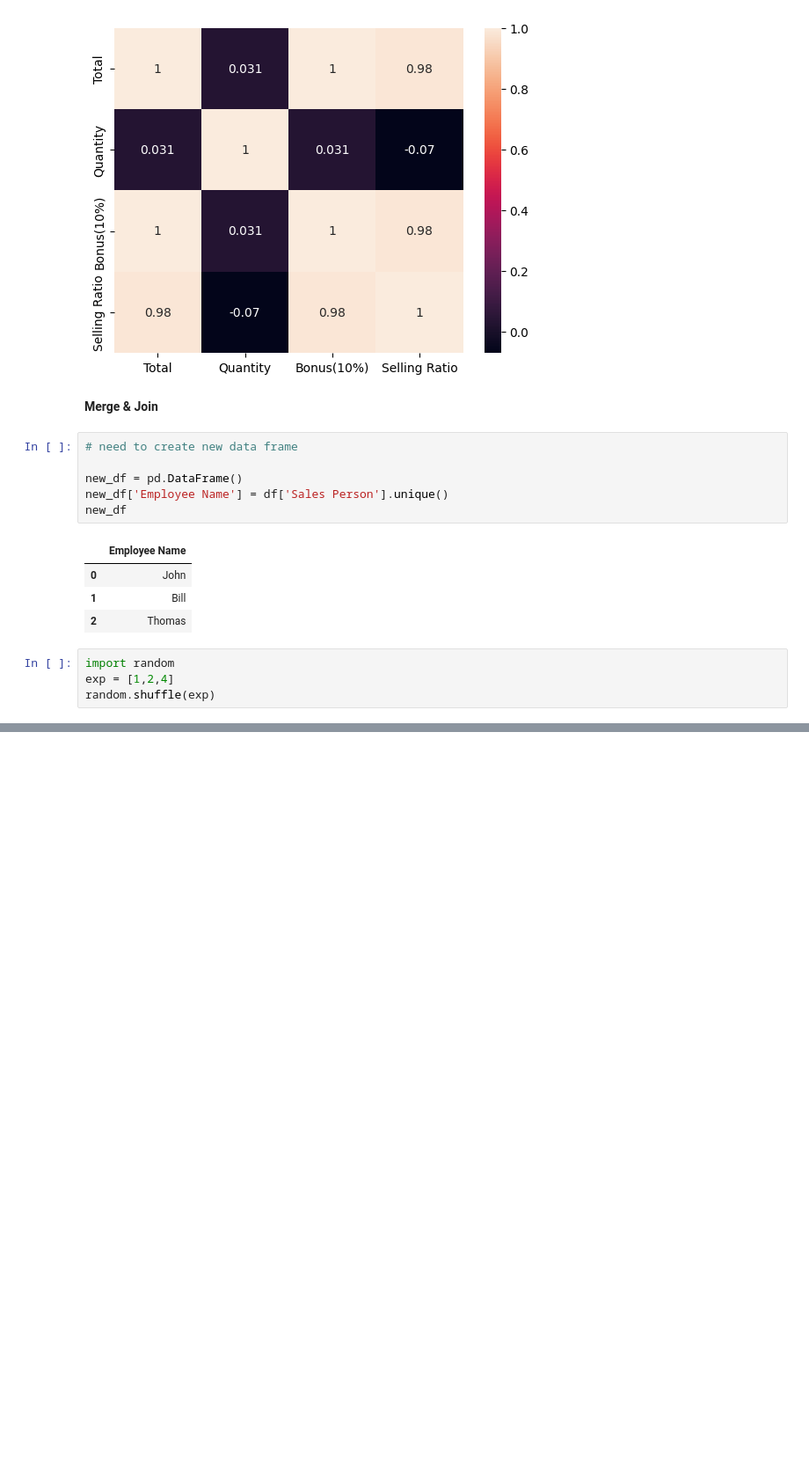
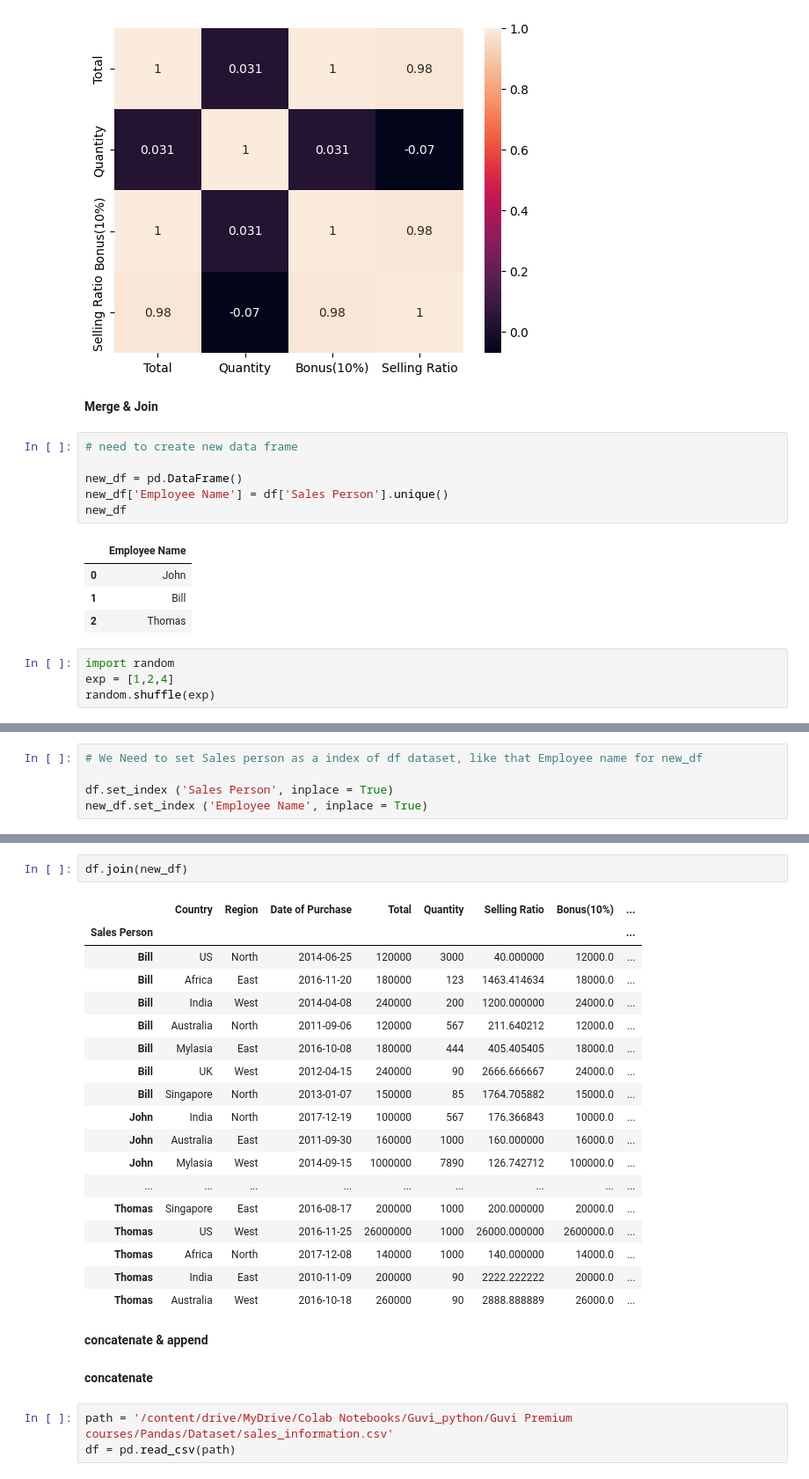
Before and after one commit to Gokulvasan-V/pandas, a Jupyter notebook: Guvi_pandas_3.ipynb, the cells around one changed output, grey strips where cells are left out. Shown: that part at 88% size. Drawn from its saved outputs; the diff is of its cells as text; blank space fills up the shorter version.

```diff
--- a/Guvi_pandas_3.ipynb
+++ b/Guvi_pandas_3.ipynb
@@ -163,0 +170,5 @@ df.merge(new_df, left_on = 'Sales Person', right_on = 'Employee Name')
+# %%
+# We Need to set Sales person as a index of df dataset, like that Employee name for new_df
+
+df.set_index ('Sales Person', inplace = True)
+new_df.set_index ('Employee Name', inplace = True)
@@ -163,0 +211,28 @@ df.merge(new_df, left_on = 'Sales Person', right_on = 'Employee Name')
+# %%
+df.join(new_df)
+# %% [output]
+|  | Country | Region | Date of Purchase | Total | Quantity | Selling Ratio | Bonus(10%) | ... |
+| Sales Person |  |  |  |  |  |  |  | ... |
+| Bill | US | North | 2014-06-25 | 120000 | 3000 | 40.000000 | 12000.0 | ... |
+| Bill | Africa | East | 2016-11-20 | 180000 | 123 | 1463.414634 | 18000.0 | ... |
+| Bill | India | West | 2014-04-08 | 240000 | 200 | 1200.000000 | 24000.0 | ... |
+| Bill | Australia | North | 2011-09-06 | 120000 | 567 | 211.640212 | 12000.0 | ... |
+| Bill | Mylasia | East | 2016-10-08 | 180000 | 444 | 405.405405 | 18000.0 | ... |
+| Bill | UK | West | 2012-04-15 | 240000 | 90 | 2666.666667 | 24000.0 | ... |
+| Bill | Singapore | North | 2013-01-07 | 150000 | 85 | 1764.705882 | 15000.0 | ... |
+| John | India | North | 2017-12-19 | 100000 | 567 | 176.366843 | 10000.0 | ... |
+| John | Australia | East | 2011-09-30 | 160000 | 1000 | 160.000000 | 16000.0 | ... |
+| John | Mylasia | West | 2014-09-15 | 1000000 | 7890 | 126.742712 | 100000.0 | ... |
+| ... | ... | ... | ... | ... | ... | ... | ... | ... |
+| Thomas | Singapore | East | 2016-08-17 | 200000 | 1000 | 200.000000 | 20000.0 | ... |
+| Thomas | US | West | 2016-11-25 | 26000000 | 1000 | 26000.000000 | 2600000.0 | ... |
+| Thomas | Africa | North | 2017-12-08 | 140000 | 1000 | 140.000000 | 14000.0 | ... |
+| Thomas | India | East | 2010-11-09 | 200000 | 90 | 2222.222222 | 20000.0 | ... |
+| Thomas | Australia | West | 2016-10-18 | 260000 | 90 | 2888.888889 | 26000.0 | ... |
+# %% [markdown]
+**concatenate & append**
+# %% [markdown]
+**concatenate**
+# %%
+path = '/content/drive/MyDrive/Colab Notebooks/Guvi_python/Guvi Premium courses/Pandas/Dataset/sales_information.csv'
+df = pd.read_csv(path)
```
Also changed, not shown: parts of 14 cells of this notebook.
